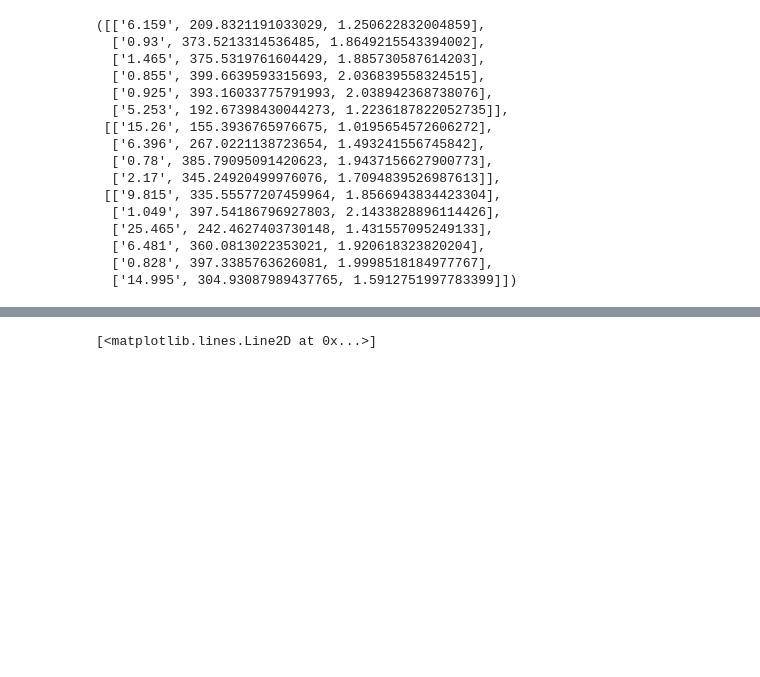
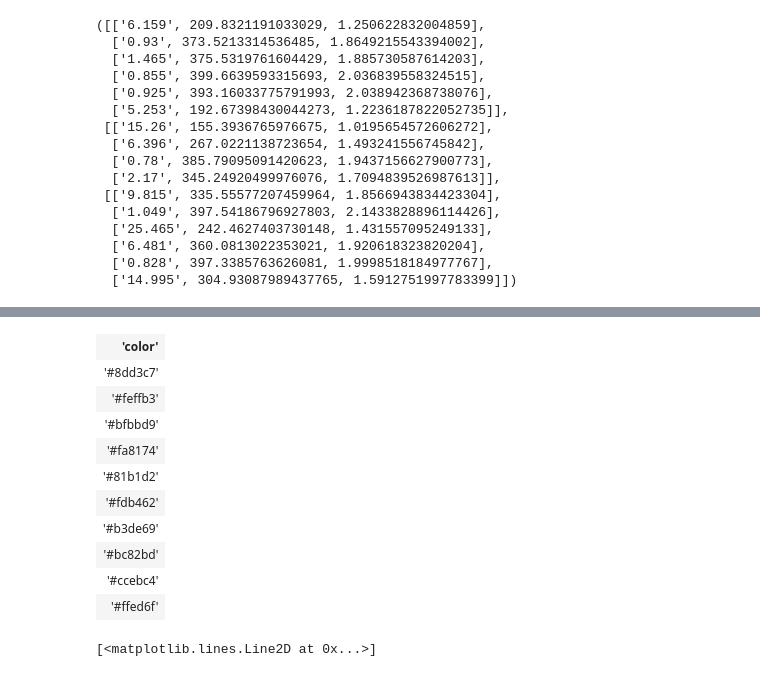
Before and after one commit to Wendywanw/111-labs, a Jupyter notebook: GMA/Wendy&Yilun/Absorption(9)/Absorption.ipynb, the cells around one changed output, grey strips where cells are left out. Drawn from its saved outputs; the diff is of its cells as text; code cells hidden in the pictures; blank space fills up the shorter version.

```diff
--- a/GMA/Wendy&Yilun/Absorption(9)/Absorption.ipynb
+++ b/GMA/Wendy&Yilun/Absorption(9)/Absorption.ipynb
@@ -623,3 +637,17 @@ len_err
+# %%
+plt.rcParams['axes.prop_cycle']
+# %% [output]
+| 'color' |
+| '#8dd3c7' |
+| '#feffb3' |
+| '#bfbbd9' |
+| '#fa8174' |
+| '#81b1d2' |
+| '#fdb462' |
+| '#b3de69' |
+| '#bc82bd' |
+| '#ccebc4' |
+| '#ffed6f' |
 # %%
 mu, _ = fit_intensity(paras_emp_cs[2],errs_emp_cs[2],pb,len_err_pb,10)
 # %%
```
Also changed, not shown: parts of 3 cells of this notebook.
